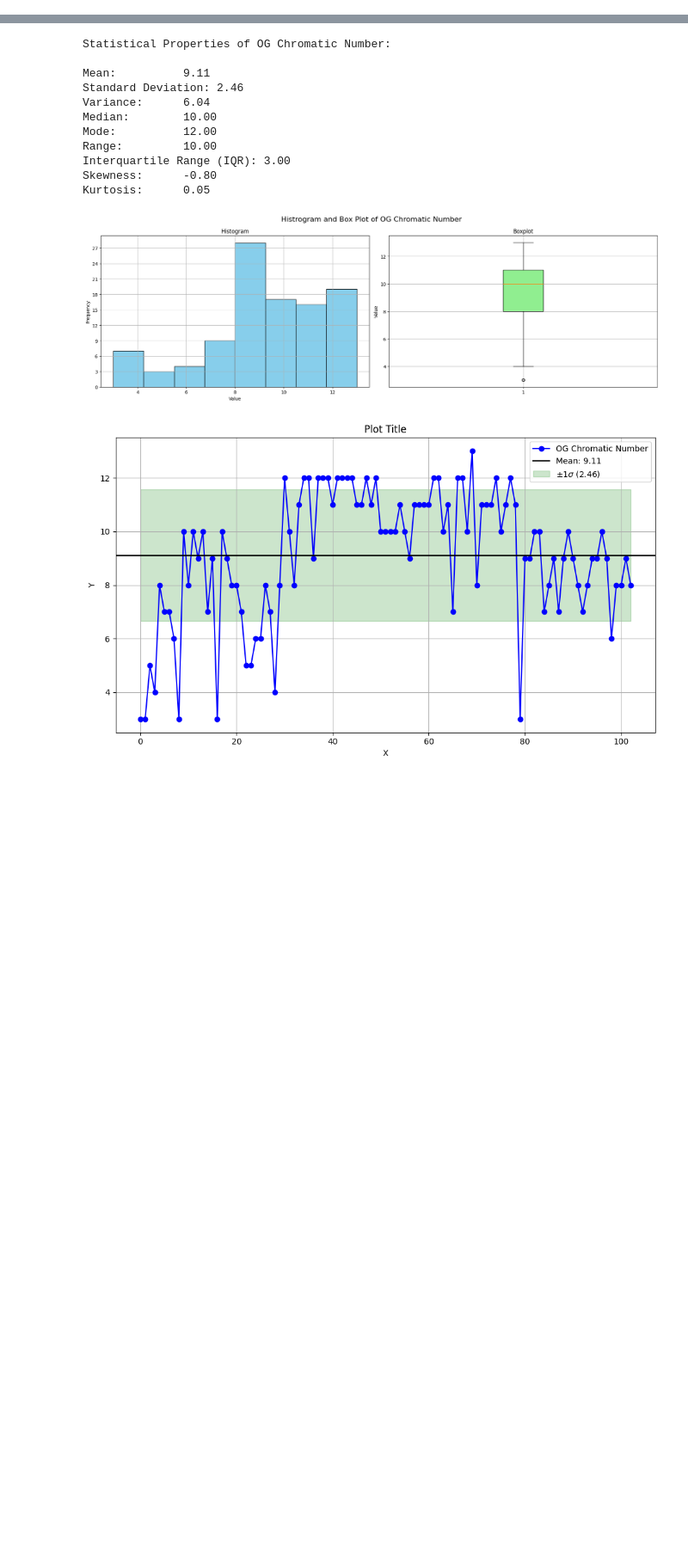
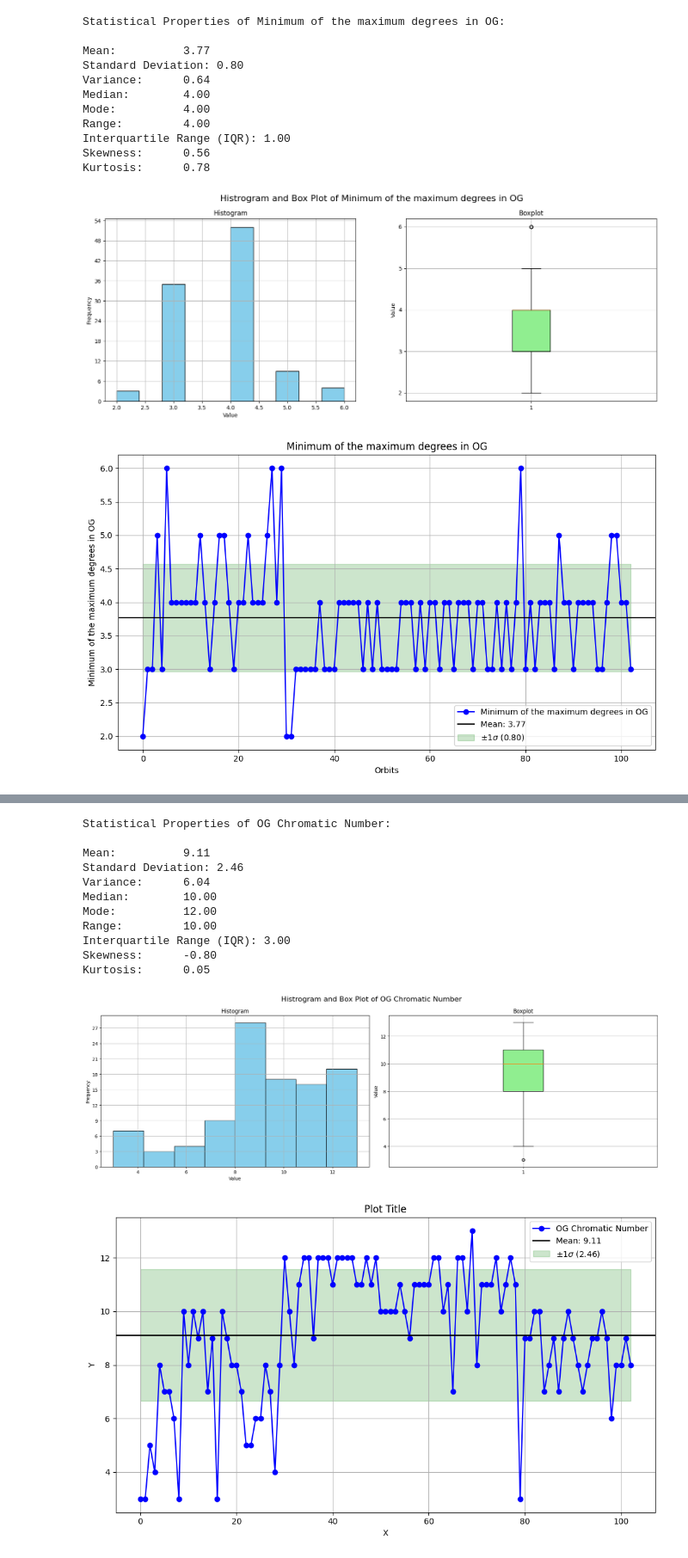
Before and after one commit to hrachya-zakaryan/qudit-lc, a Jupyter notebook: main_data_notebook.ipynb, the cells around one changed output, grey strips where cells are left out. Shown at 86% size. Cells and saved outputs as stored; diff of their text form; code cells hidden in the pictures; blank space fills up the shorter version.

```diff
--- a/main_data_notebook.ipynb
+++ b/main_data_notebook.ipynb
@@ -149,0 +303,24 @@ def plot_obs_vs_orbits(input_np_file, label_of_plot, x_label, y_label, title_of_
+# %%
+# Generate the plots without showing them
+input_np_file = data_min_of_max_degree_in_OG
+stat_properties(input_np_file,"Minimum of the maximum degrees in OG")
+fig1 = plot_single_data_metrics(input_np_file, "Minimum of the maximum degrees in OG")
+fig2 = plot_obs_vs_orbits(input_np_file, "Minimum of the maximum degrees in OG", "Orbits", "Minimum of the maximum degrees in OG", "Minimum of the maximum degrees in OG")
+
+# Now display both figures at once
+plt.tight_layout()
+plt.show()  # Only call this once after all plots are ready
+# %% [output]
+Statistical Properties of Minimum of the maximum degrees in OG:
+
+Mean:          3.77
+Standard Deviation: 0.80
+Variance:      0.64
+Median:        4.00
+Mode:          4.00
+Range:         4.00
+Interquartile Range (IQR): 1.00
+Skewness:      0.56
+Kurtosis:      0.78
+[figure, added]
+[figure, added]
```
Also changed, not shown: parts of 89 cells of this notebook, 26 other files.
